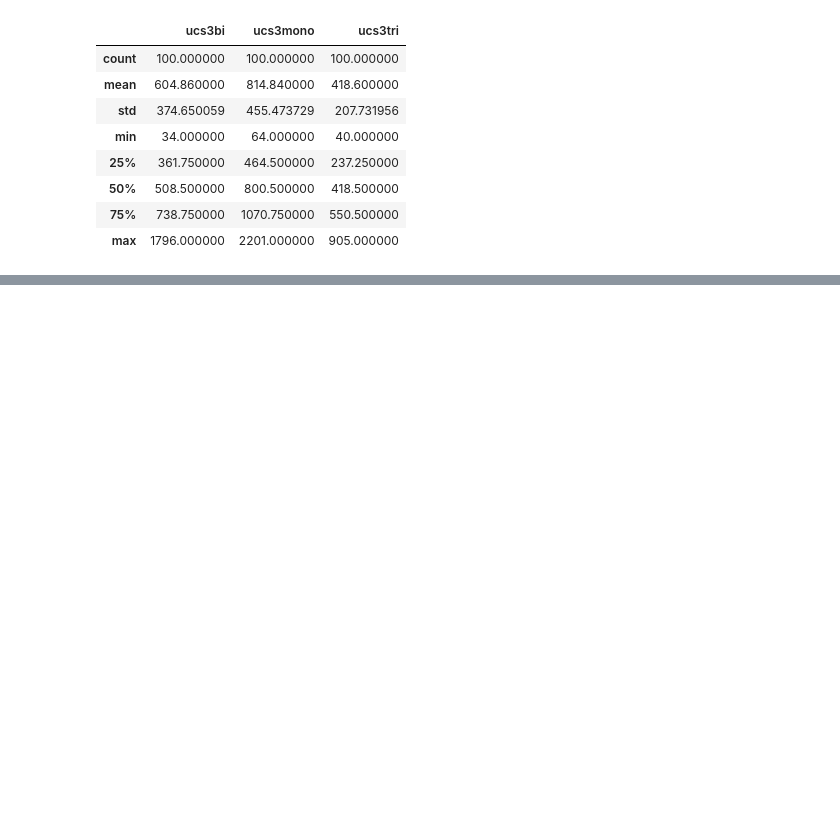
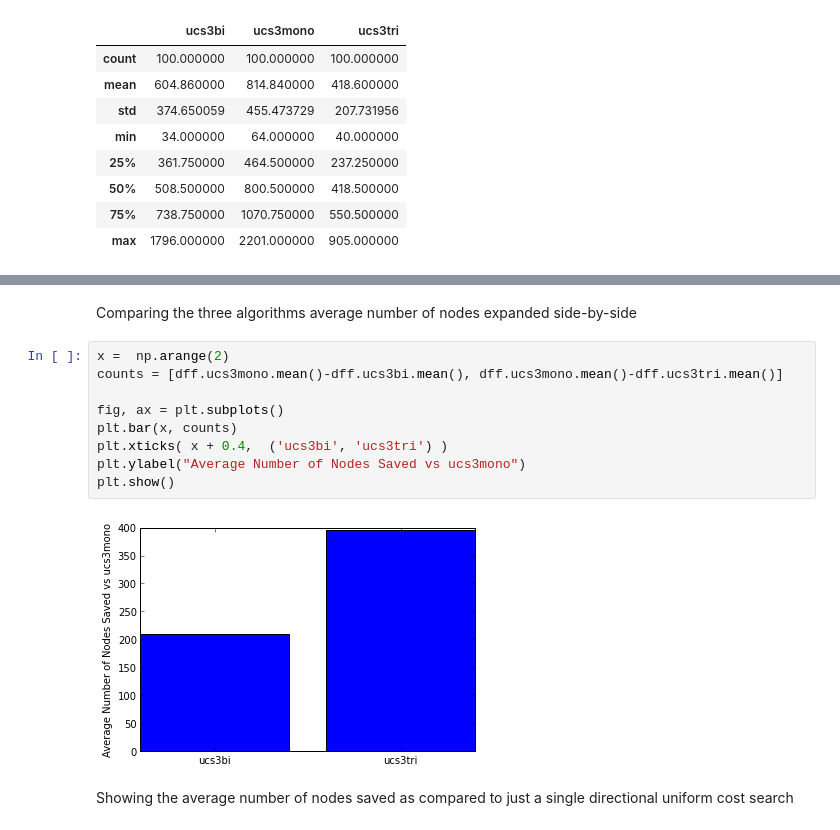
Before and after one commit to HoodPanther/CS6601, a Jupyter notebook: HW/HW1/Search.ipynb, the cells around one changed output, grey strips where cells are left out. Cells and saved outputs as stored; diff of their text form; blank space fills up the shorter version.

```diff
--- a/HW/HW1/Search.ipynb
+++ b/HW/HW1/Search.ipynb
@@ -813,0 +857,15 @@ plt.legend(loc='best')
+# %% [markdown]
+Comparing the three algorithms average number of nodes expanded side-by-side
+# %%
+x =  np.arange(2)
+counts = [dff.ucs3mono.mean()-dff.ucs3bi.mean(), dff.ucs3mono.mean()-dff.ucs3tri.mean()]
+
+fig, ax = plt.subplots()
+plt.bar(x, counts)
+plt.xticks( x + 0.4,  ('ucs3bi', 'ucs3tri') )
+plt.ylabel("Average Number of Nodes Saved vs ucs3mono")
+plt.show()
+# %% [output]
+[figure, added]
+# %% [markdown]
+Showing the average number of nodes saved as compared to just a single directional uniform cost search
```
Also changed, not shown: parts of 14 cells of this notebook, 4 other files.
